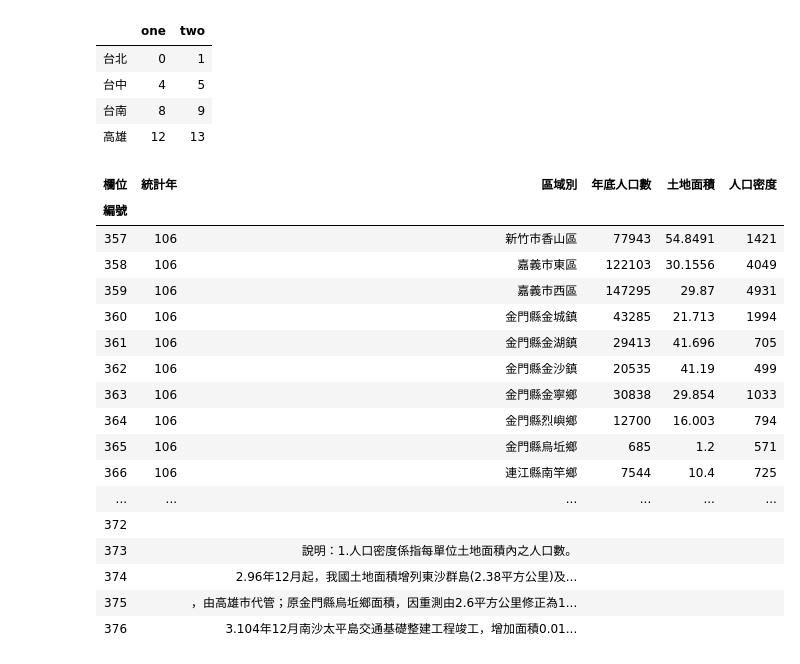
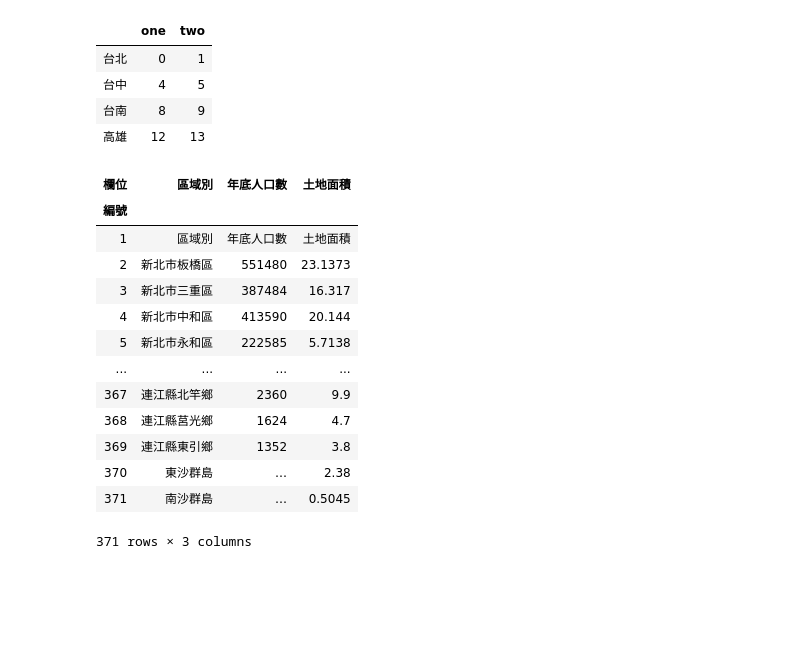
Before and after one commit to a29571508/PythonForDataAnalysis, a Jupyter notebook: 上課內容/sample23.ipynb, the cells around one changed output. Drawn from its saved outputs; the diff is of its cells as text; code cells hidden in the pictures; blank space fills up the shorter version.

```diff
--- a/上課內容/sample23.ipynb
+++ b/上課內容/sample23.ipynb
@@ -285,31 +285,32 @@ data.iloc[:,:2]
 # %%
 import csv
 with open('各鄉鎮市區人口密度.csv','r',encoding='utf-8') as file:
     reader = csv.reader(file)
     dataList=list(reader)
 dataFrame = pd.DataFrame(dataList)
 dataFrame=dataFrame.drop(0)
 dataFrame.columns = dataFrame.loc[1]
 dataFrame.columns.name = '欄位'
 dataFrame.index.name = '編號'
 #dataFrame[-20:]
-dataFrame.drop([])
+#dataFrame = dataFrame.drop([372, 373, 374, 375, 376])
+dataFrame = dataFrame[:-5]
+#dataFrame=dataFrame.drop(['統計年','區域別'],axis=1)
+#dataFrame.reindex(['區域別','年底人口數','土地面積'],axis=1)
+#dataFrame.iloc[:,1:4]
+dataFrame = dataFrame.loc[:,['區域別','年底人口數','土地面積']]
 # %% [output]
-| 欄位 | 統計年 | 區域別 | 年底人口數 | 土地面積 | 人口密度 |
-| 編號 |  |  |  |  |  |
-| 357 | 106 | 新竹市香山區 | 77943 | 54.8491 | 1421 |
-| 358 | 106 | 嘉義市東區 | 122103 | 30.1556 | 4049 |
-| 359 | 106 | 嘉義市西區 | 147295 | 29.87 | 4931 |
-| 360 | 106 | 金門縣金城鎮 | 43285 | 21.713 | 1994 |
-| 361 | 106 | 金門縣金湖鎮 | 29413 | 41.696 | 705 |
-| 362 | 106 | 金門縣金沙鎮 | 20535 | 41.19 | 499 |
-| 363 | 106 | 金門縣金寧鄉 | 30838 | 29.854 | 1033 |
-| 364 | 106 | 金門縣烈嶼鄉 | 12700 | 16.003 | 794 |
-| 365 | 106 | 金門縣烏坵鄉 | 685 | 1.2 | 571 |
-| 366 | 106 | 連江縣南竿鄉 | 7544 | 10.4 | 725 |
-| ... | ... | ... | ... | ... | ... |
-| 372 |  |  |  |  |  |
-| 373 |  | 說明：1.人口密度係指每單位土地面積內之人口數。 |  |  |  |
-| 374 |  | 2.96年12月起，我國土地面積增列東沙群島(2.38平方公里)及... |  |  |  |
-| 375 |  | ，由高雄市代管；原金門縣烏坵鄉面積，因重測由2.6平方公里修正為1... |  |  |  |
-| 376 |  | 3.104年12月南沙太平島交通基礎整建工程竣工，增加面積0.01... |  |  |  |
+| 欄位 | 區域別 | 年底人口數 | 土地面積 |
+| 編號 |  |  |  |
+| 1 | 區域別 | 年底人口數 | 土地面積 |
+| 2 | 新北市板橋區 | 551480 | 23.1373 |
+| 3 | 新北市三重區 | 387484 | 16.317 |
+| 4 | 新北市中和區 | 413590 | 20.144 |
+| 5 | 新北市永和區 | 222585 | 5.7138 |
+| ... | ... | ... | ... |
+| 367 | 連江縣北竿鄉 | 2360 | 9.9 |
+| 368 | 連江縣莒光鄉 | 1624 | 4.7 |
+| 369 | 連江縣東引鄉 | 1352 | 3.8 |
+| 370 | 東沙群島 | … | 2.38 |
+| 371 | 南沙群島 | … | 0.5045 |
+371 rows × 3 columns
```
